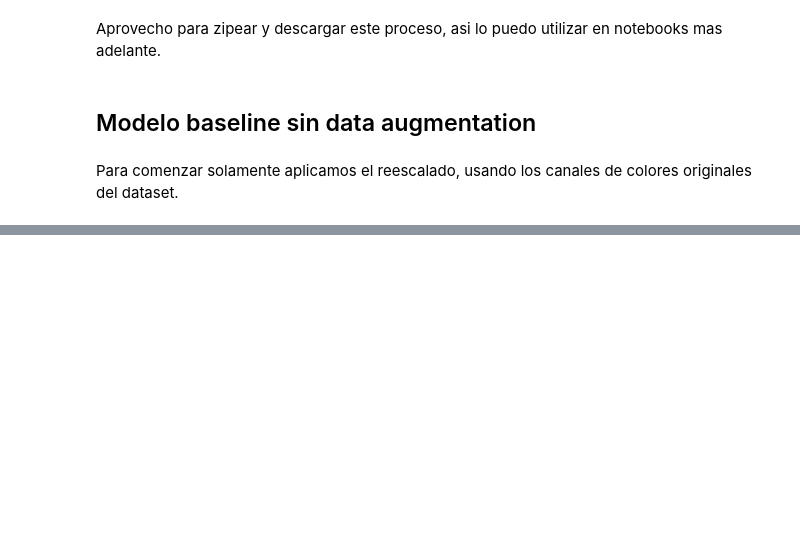
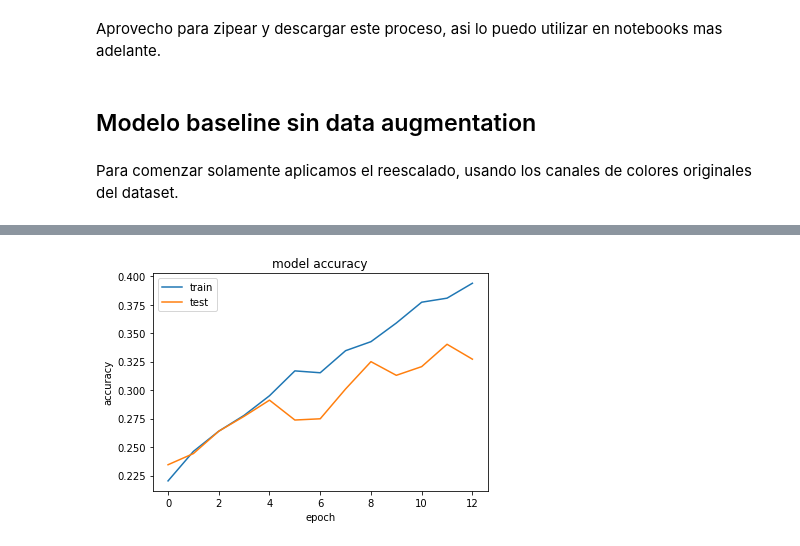
Before and after one commit to cdgn-coding/diabetic-retinopathy-detection, a Jupyter notebook: 1_Model_Baseline.ipynb, the cells around one changed output, grey strips where cells are left out. Saved outputs shown, nothing was run; the diff lists cells and outputs as text; code cells hidden in the pictures; blank space fills up the shorter version.

Commit message:
Agrego modelo entrenado basico de baseline

```diff
--- a/1_Model_Baseline.ipynb
+++ b/1_Model_Baseline.ipynb
@@ -206,7 +209,7 @@ model.add(layers.MaxPooling2D((2, 2)))
 
 model.add(layers.Flatten())
 model.add(layers.Dense(512, activation='relu'))
-model.add(layers.Dense(1, activation='sigmoid'))
+model.add(layers.Dense(5, activation='softmax'))
 
 model.summary()
 # %% [output]
@@ -233,12 +236,23 @@ model.compile(
     optimizer=optimizers.RMSprop(lr=1e-4),
     metrics=['accuracy']
 )
+# %%
+from tensorflow.keras.callbacks import EarlyStopping
+
+early_stopping = EarlyStopping(
+    monitor="val_loss",
+    patience=4,
+    verbose=1,
+    mode="auto",
+    restore_best_weights=False,
+)
 # %%
 history = model.fit_generator(
     train_generator,
     steps_per_epoch=len(train_generator),
     epochs=30,
     validation_data=validation_generator,
-    validation_steps=len(validation_generator)
+    validation_steps=len(validation_generator),
+    callbacks = [early_stopping]
   )
 # %% [output]
@@ -261,0 +278,11 @@ Epoch 30/30
+# %%
+# summarize history for accuracy
+plt.plot(history.history['accuracy'])
+plt.plot(history.history['val_accuracy'])
+plt.title('model accuracy')
+plt.ylabel('accuracy')
+plt.xlabel('epoch')
+plt.legend(['train', 'test'], loc='upper left')
+plt.show()
+# %% [output]
+[figure, added]
```
Also changed, not shown: parts of 12 cells of this notebook, 1 other file.
